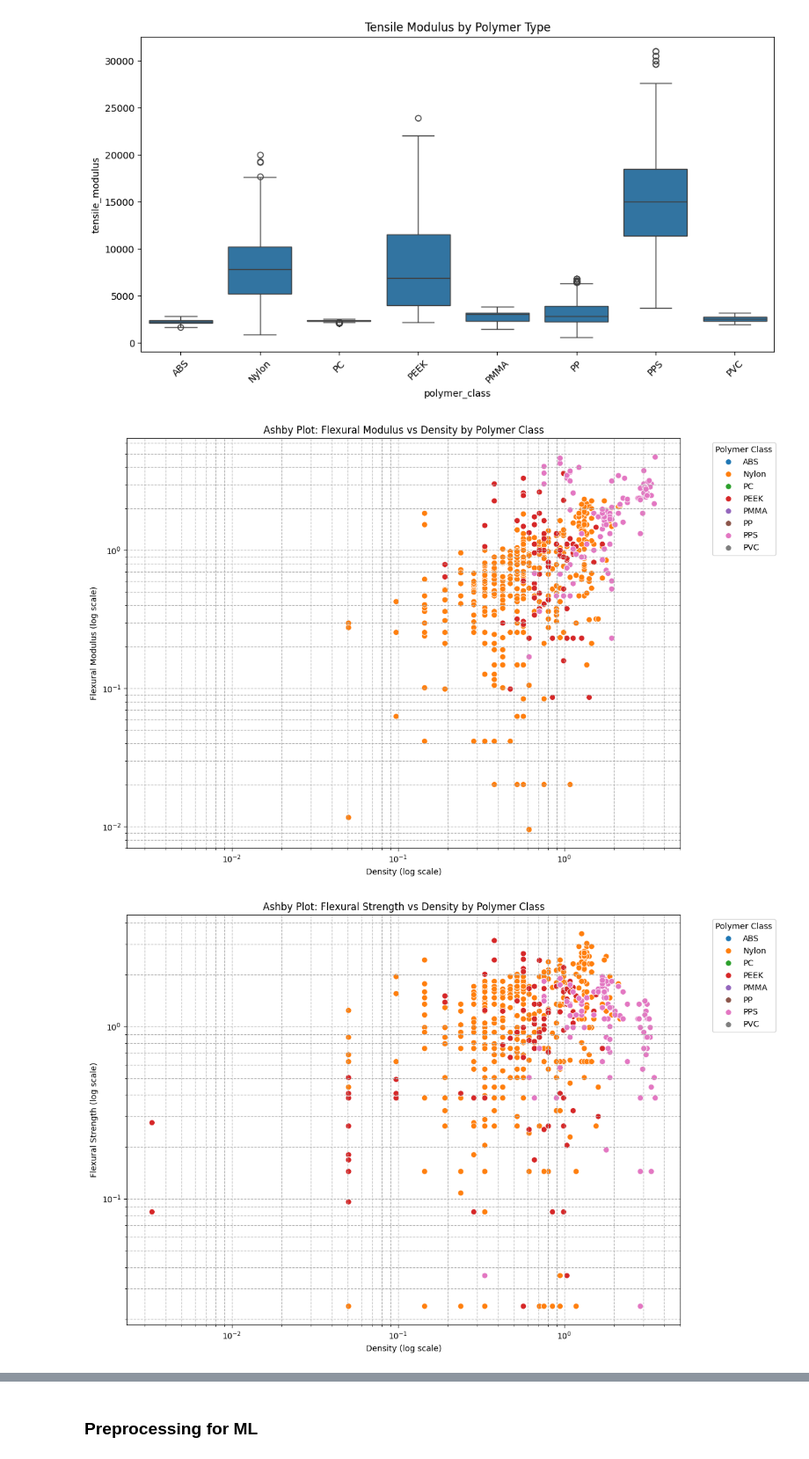
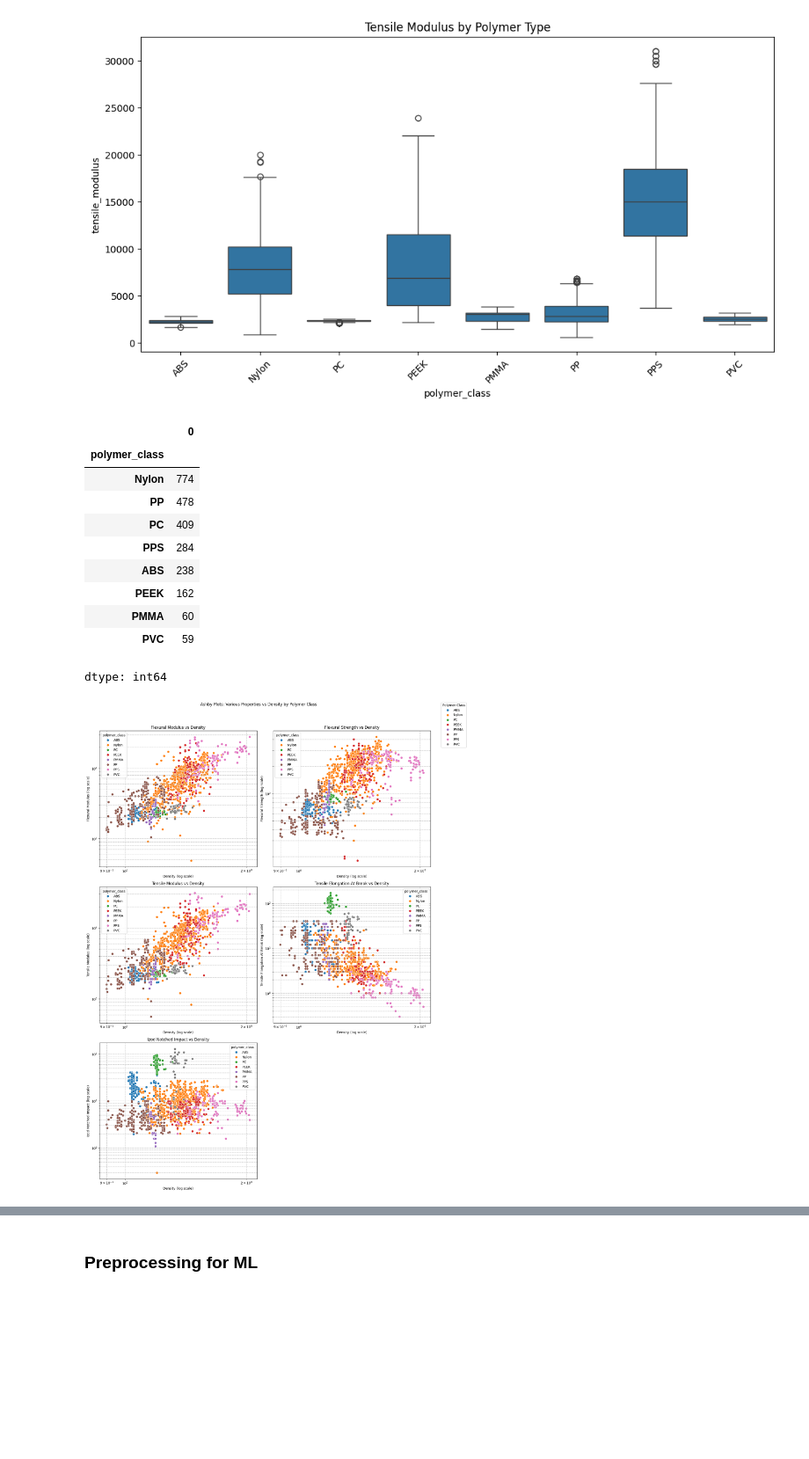
Before and after one commit to mike-keating-iv/ml-polymer-classification, a Jupyter notebook: polymers_classifier.ipynb, the cells around one changed output, grey strips where cells are left out. Shown at 88% size. Drawn from its saved outputs; the diff is of its cells as text; code cells hidden in the pictures; blank space fills up the shorter version.

Commit message:
Fix ashby plots

```diff
--- a/polymers_classifier.ipynb
+++ b/polymers_classifier.ipynb
@@ -384,32 +397,60 @@ plt.show()
 # %% [output]
 [figure]
 [figure]
+# %%
+df_balanced.groupby("polymer_class").size().sort_values(ascending=False)
+# %% [output]
+|  | 0 |
+| polymer_class |  |
+| Nylon | 774 |
+| PP | 478 |
+| PC | 409 |
+| PPS | 284 |
+| ABS | 238 |
+| PEEK | 162 |
+| PMMA | 60 |
+| PVC | 59 |
+dtype: int64
 # %%
 import seaborn as sns
 import matplotlib.pyplot as plt
 import pandas as pd
 
-# Temporarily revert polymer_class to original labels for plotting
+# Make a copy for plotting
 df_plot = df_balanced.copy()
-df_plot['polymer_class'] = label_encoder.inverse_transform(df_plot['polymer_class'])
 
 numerical_features = df_plot.select_dtypes(include=["float64", "int64"]).columns.tolist()
+
 # Remove 'density' and 'polymer_class' from the list of features to plot against density
 features_to_plot = [feature for feature in numerical_features if feature != 'density' and feature != 'polymer_class']
 
+# Determine the number of rows and columns for the subplots
+n_features = len(features_to_plot)
+n_cols = 2  # You can adjust the number of columns
+n_rows = (n_features + n_cols - 1) // n_cols
 
-for feature in features_to_plot:
-    plt.figure(figsize=(12, 8))
-    sns.scatterplot(x="density", y=feature, hue="polymer_class", data=df_plot, palette='tab10', s=50)
-    plt.xscale('log') # Set x-axis to log scale
-    plt.yscale('log') # Set y-axis to log scale
-    plt.title(f"Ashby Plot: {feature.replace('_', ' ').title()} vs Density by Polymer Class")
-    plt.xlabel("Density (log scale)")
-    plt.ylabel(f"{feature.replace('_', ' ').title()} (log scale)")
-    plt.legend(title="Polymer Class", bbox_to_anchor=(1.05, 1), loc='upper left')
-    plt.grid(True, which="both", ls="--", c='0.7')
-    plt.tight_layout()
-    plt.show()
+fig, axes = plt.subplots(n_rows, n_cols, figsize=(15, n_rows * 7), squeeze=False)
+axes = axes.flatten() # Flatten the 2D array of axes for easy iteration
+
+for i, feature in enumerate(features_to_plot):
+    sns.scatterplot(x="density", y=feature, hue="polymer_class", data=df_plot, palette='tab10', s=50, ax=axes[i])
+    axes[i].set_xscale('log') # Set x-axis to log scale
+    axes[i].set_yscale('log') # Set y-axis to log scale
+    axes[i].set_title(f"{feature.replace('_', ' ').title()} vs Density")
+    axes[i].set_xlabel("Density (log scale)")
+    axes[i].set_ylabel(f"{feature.replace('_', ' ').title()} (log scale)")
+    axes[i].grid(True, which="both", ls="--", c='0.7')
+
+# Remove any unused subplots
+for j in range(i + 1, len(axes)):
+    fig.delaxes(axes[j])
+
+# Add a single legend for all subplots
+handles, labels = axes[0].get_legend_handles_labels()
+fig.legend(handles, labels, title="Polymer Class", bbox_to_anchor=(1.02, 1), loc='upper left', borderaxespad=0.)
+
+plt.tight_layout(rect=[0, 0, 1, 0.96]) # Adjust layout to make space for the legend
+plt.suptitle("Ashby Plots: Various Properties vs Density by Polymer Class", y=1.0) # Add a main title
+plt.show()
 # %% [output]
-[figure, old version]
+[figure, new version]
-[figure, removed]
```
Also changed, not shown: parts of 10 cells of this notebook.
